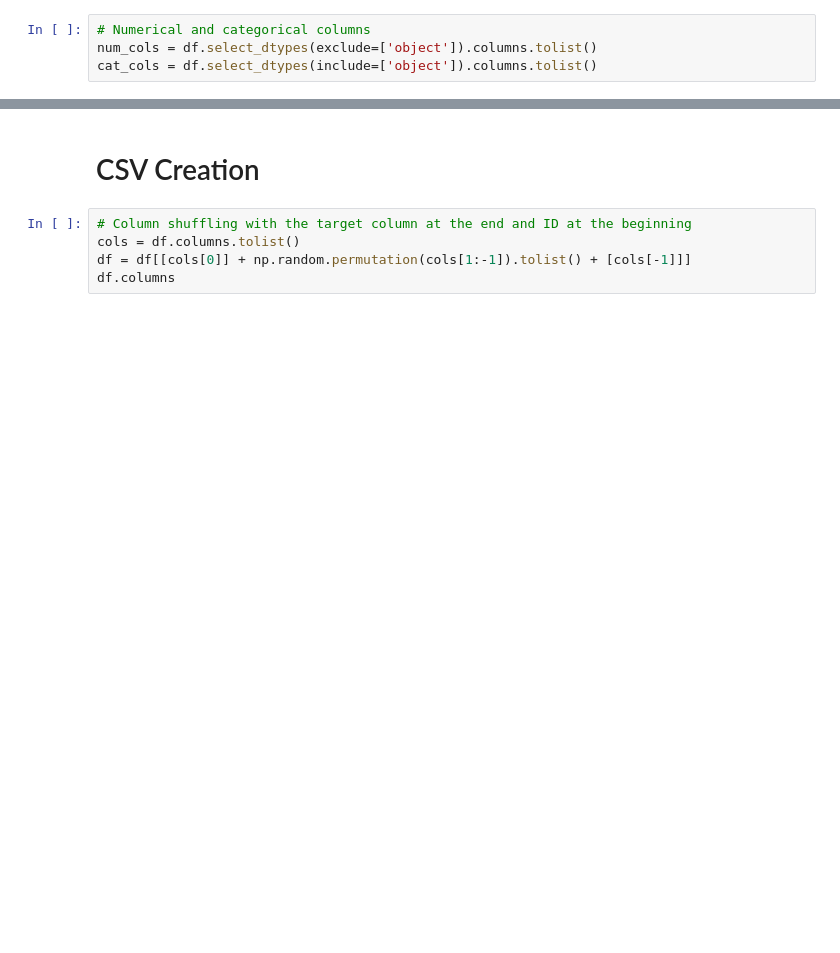
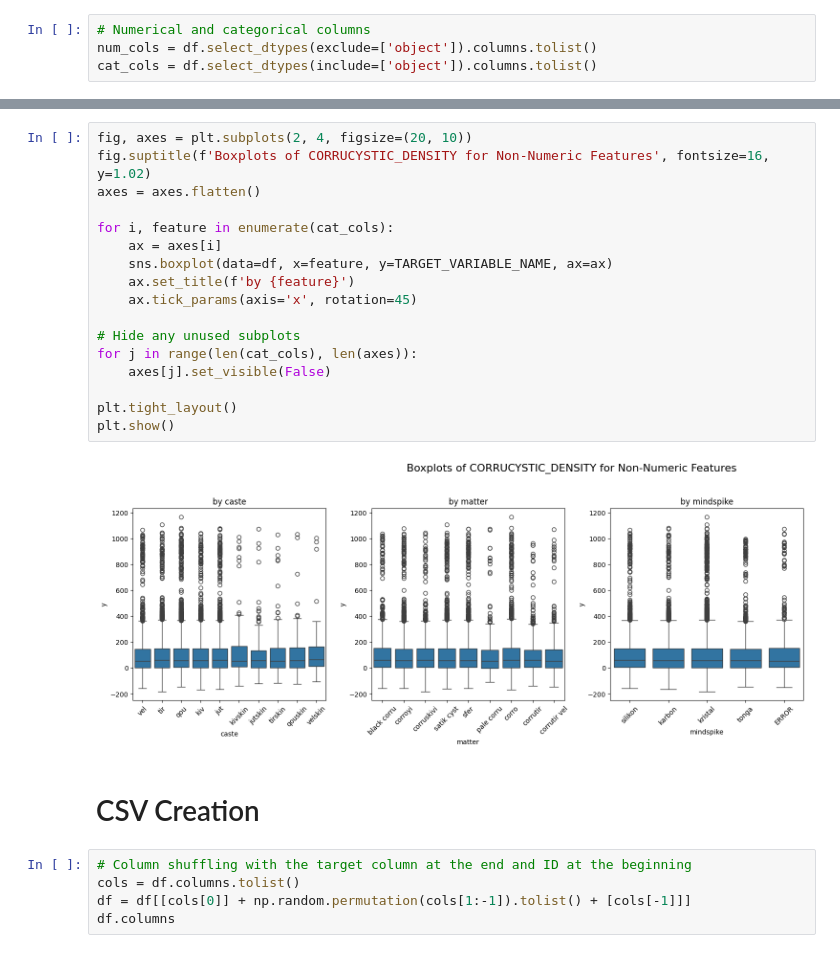
Before and after one commit to SqrtNegativOne/competition-dataset-generation, a Jupyter notebook: generation.ipynb, the cells around one changed output, grey strips where cells are left out. Drawn from its saved outputs; the diff is of its cells as text; blank space fills up the shorter version.

```diff
--- a/generation.ipynb
+++ b/generation.ipynb
@@ -234,3 +236,22 @@ plt.show()
+# %%
+fig, axes = plt.subplots(2, 4, figsize=(20, 10))
+fig.suptitle(f'Boxplots of CORRUCYSTIC_DENSITY for Non-Numeric Features', fontsize=16, y=1.02)
+axes = axes.flatten()
+
+for i, feature in enumerate(cat_cols):
+    ax = axes[i]
+    sns.boxplot(data=df, x=feature, y=TARGET_VARIABLE_NAME, ax=ax)
+    ax.set_title(f'by {feature}')
+    ax.tick_params(axis='x', rotation=45)
+
+# Hide any unused subplots
+for j in range(len(cat_cols), len(axes)):
+    axes[j].set_visible(False)
+
+plt.tight_layout()
+plt.show()
+# %% [output]
+[figure, added]
 # %% [markdown]
 # CSV Creation
 # %%
```
Also changed, not shown: parts of 11 cells of this notebook, 9 other files.
